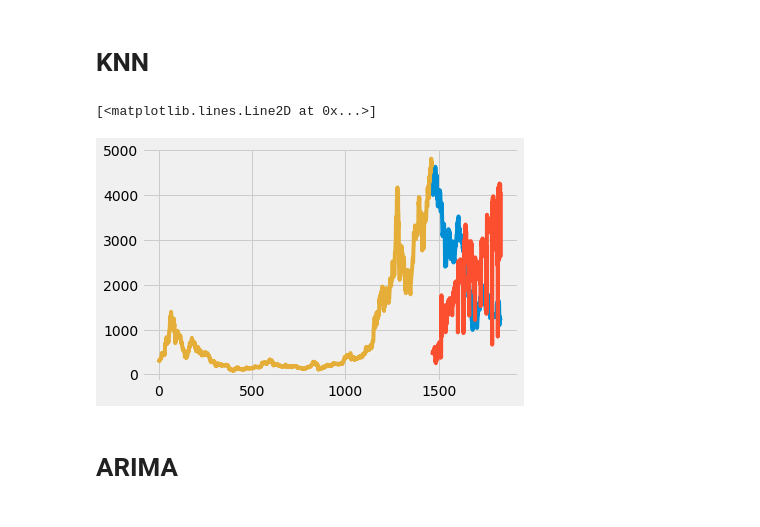
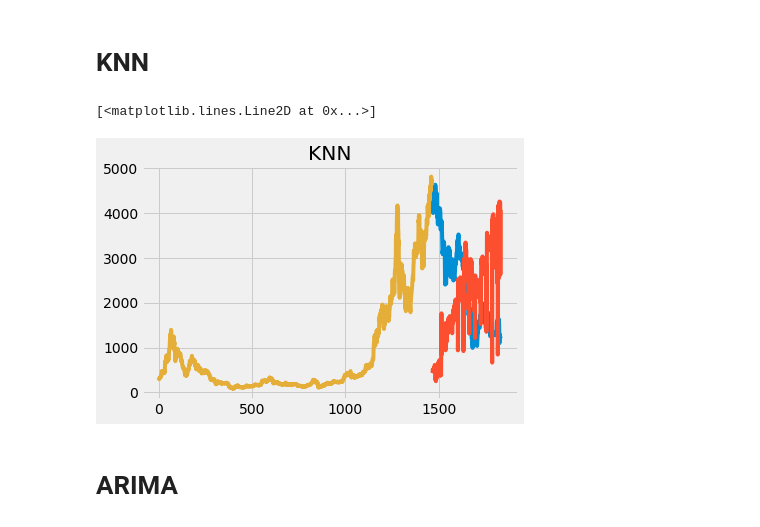
Before and after one commit to renyong0102/CS5100group7, a Jupyter notebook: OtherModels.ipynb, the cells around one changed output. Drawn from its saved outputs; the diff is of its cells as text; code cells hidden in the pictures.

```diff
--- a/OtherModels.ipynb
+++ b/OtherModels.ipynb
@@ -408,22 +382,22 @@ preds = model.predict(x_valid)
 # %%
 #rmse
 
 rms=np.sqrt(np.mean(np.power((np.array(y_valid)-np.array(preds)),2)))
 
 rms
 
 #plot
 
 valid['Predictions'] = 0
 
 valid['Predictions'] = preds
-
+plt.title("KNN")
 plt.plot(valid[['Close', 'Predictions']])
 
 plt.plot(train['Close'])
 # %% [output]
 [<matplotlib.lines.Line2D at 0x...>]
-[figure, old version]
+[figure, new version]
 # %% [markdown]
 # ARIMA
 # %%
```
Also changed, not shown: parts of 17 cells of this notebook.
